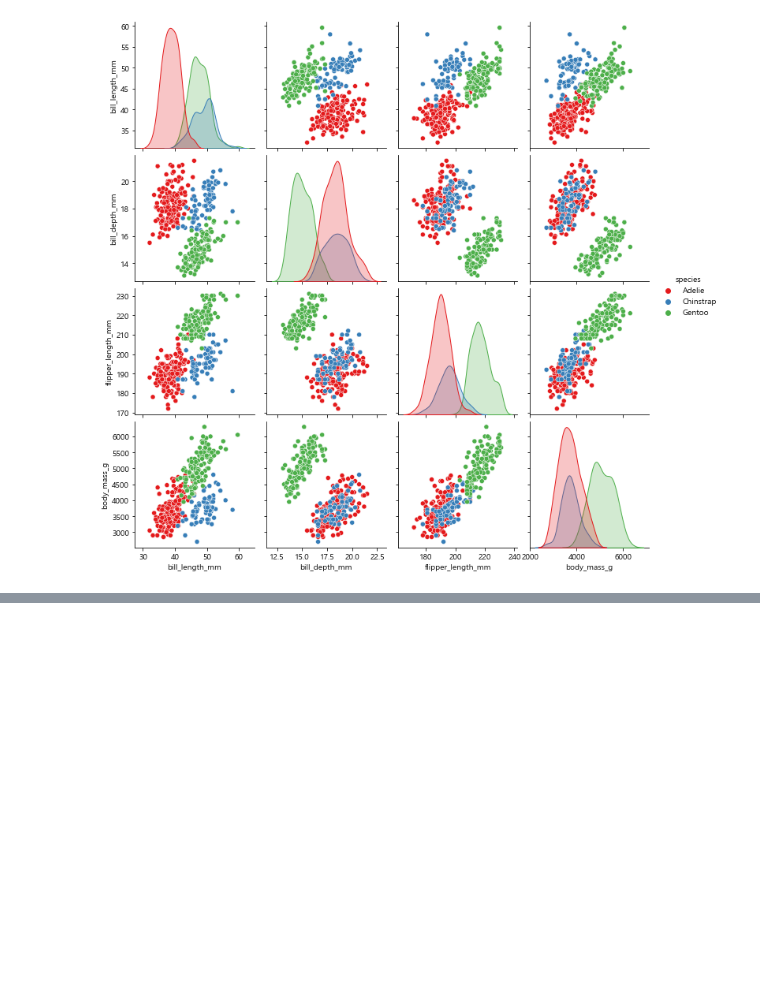
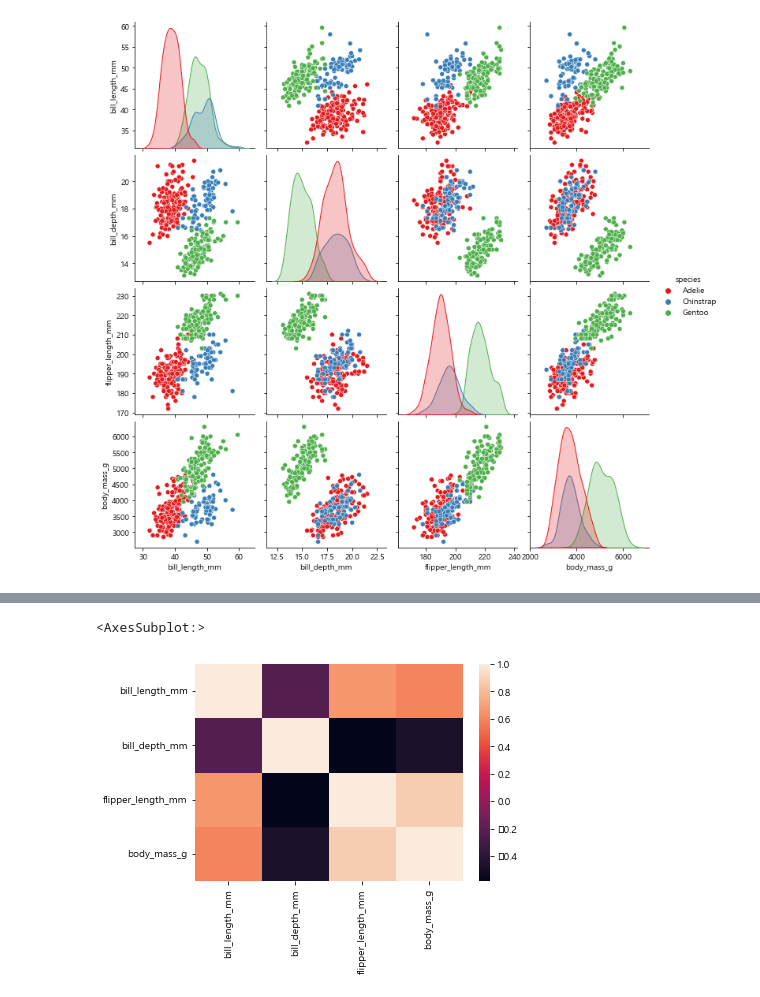
Before and after one commit to pillz9408/python, a Jupyter notebook: DataVisualize/seabornEx.ipynb, the cells around one changed output, grey strips where cells are left out. Drawn from its saved outputs; the diff is of its cells as text; code cells hidden in the pictures; blank space fills up the shorter version.

```diff
--- a/DataVisualize/seabornEx.ipynb
+++ b/DataVisualize/seabornEx.ipynb
@@ -131,0 +136,9 @@ plt.show()
+# %%
+# correlation
+corr = penguins.corr()
+# %%
+# heatmap
+sns.heatmap(corr)
+# %% [output]
+<AxesSubplot:>
+[figure, added]
```
Also changed, not shown: parts of 8 cells of this notebook, 1 other file.
